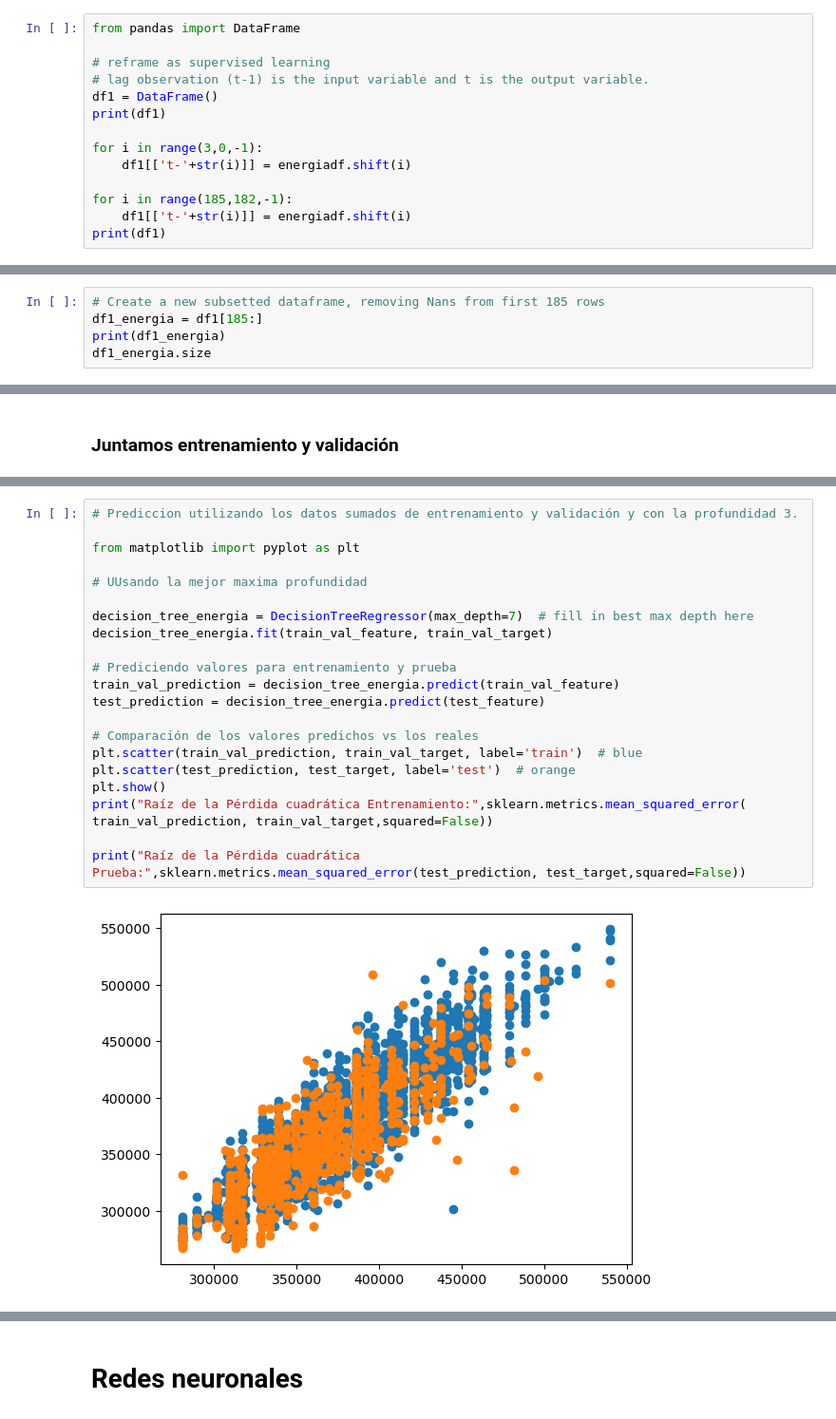
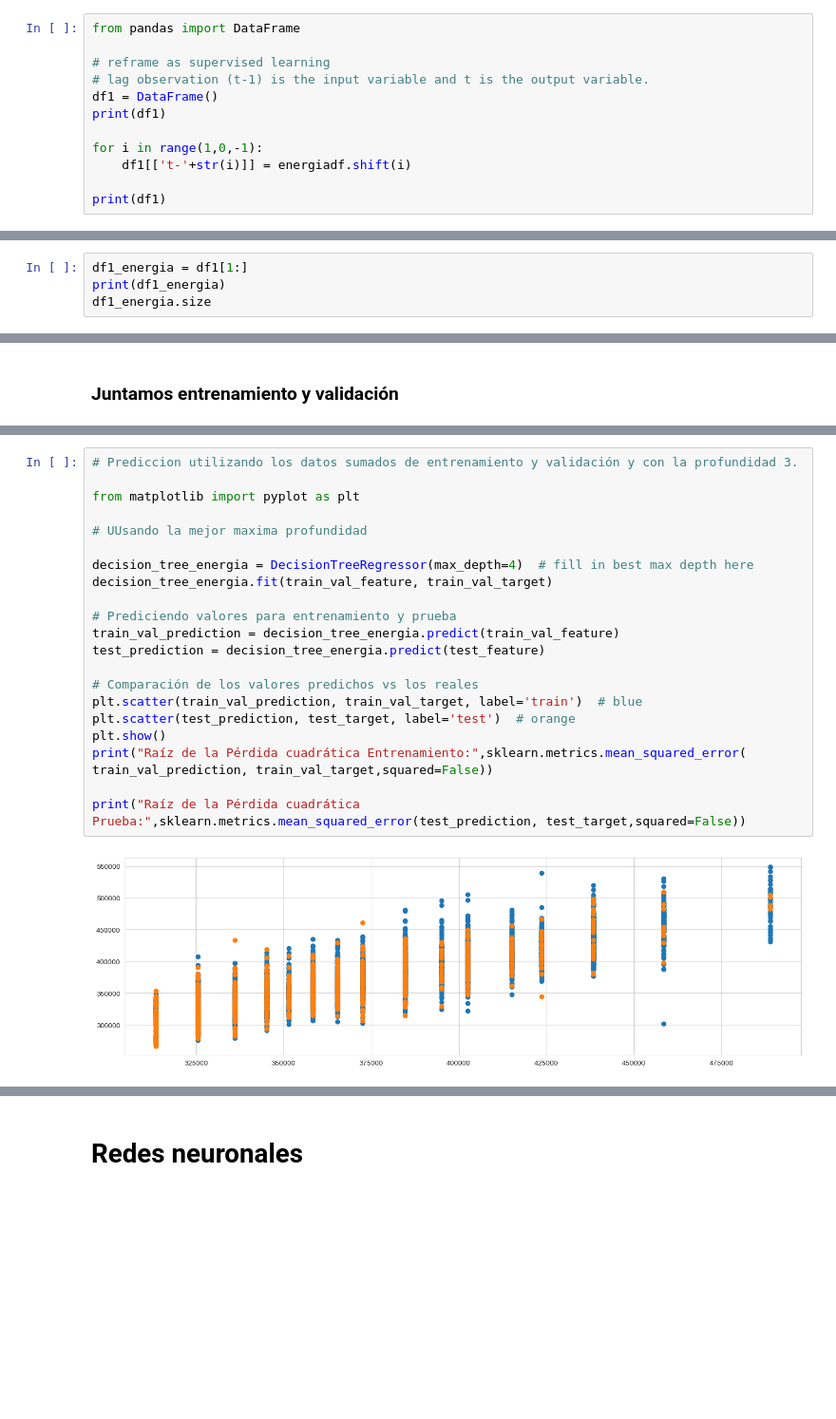
Before and after one commit to Juls5802/Series_de_tiempo, a Jupyter notebook: Energia.ipynb, the cells around one changed output, grey strips where cells are left out. Shown at 95% size. Drawn from its saved outputs; the diff is of its cells as text; blank space fills up the shorter version.

```diff
--- a/Energia.ipynb
+++ b/Energia.ipynb
@@ -153,11 +80,9 @@ from pandas import DataFrame
 df1 = DataFrame()
 print(df1)
 
-for i in range(3,0,-1):
+for i in range(1,0,-1):
     df1[['t-'+str(i)]] = energiadf.shift(i)
 
-for i in range(185,182,-1):
-    df1[['t-'+str(i)]] = energiadf.shift(i)
 print(df1)
 # %% [output]
 Empty DataFrame
@@ -199,6 +123,5 @@ print(df1.head(13))
 # %%
-# Create a new subsetted dataframe, removing Nans from first 185 rows
-df1_energia = df1[185:]
+df1_energia = df1[1:]
 print(df1_energia)
 df1_energia.size
 # %% [output]
@@ -357,23 +277,23 @@ print(train_val_target.shape)
 # %%
 # Prediccion utilizando los datos sumados de entrenamiento y validación y con la profundidad 3.
 
 from matplotlib import pyplot as plt
 
 # UUsando la mejor maxima profundidad
 
-decision_tree_energia = DecisionTreeRegressor(max_depth=7)  # fill in best max depth here
+decision_tree_energia = DecisionTreeRegressor(max_depth=4)  # fill in best max depth here
 decision_tree_energia.fit(train_val_feature, train_val_target)
 
 # Prediciendo valores para entrenamiento y prueba
 train_val_prediction = decision_tree_energia.predict(train_val_feature)
 test_prediction = decision_tree_energia.predict(test_feature)
 
 # Comparación de los valores predichos vs los reales
 plt.scatter(train_val_prediction, train_val_target, label='train')  # blue
 plt.scatter(test_prediction, test_target, label='test')  # orange
 plt.show()
 print("Raíz de la Pérdida cuadrática Entrenamiento:",sklearn.metrics.mean_squared_error( train_val_prediction, train_val_target,squared=False))
 
 print("Raíz de la Pérdida cuadrática Prueba:",sklearn.metrics.mean_squared_error(test_prediction, test_target,squared=False))
 # %% [output]
-[figure, old version]
+[figure, new version]
```
Also changed, not shown: parts of 53 cells of this notebook, 14 other files.
